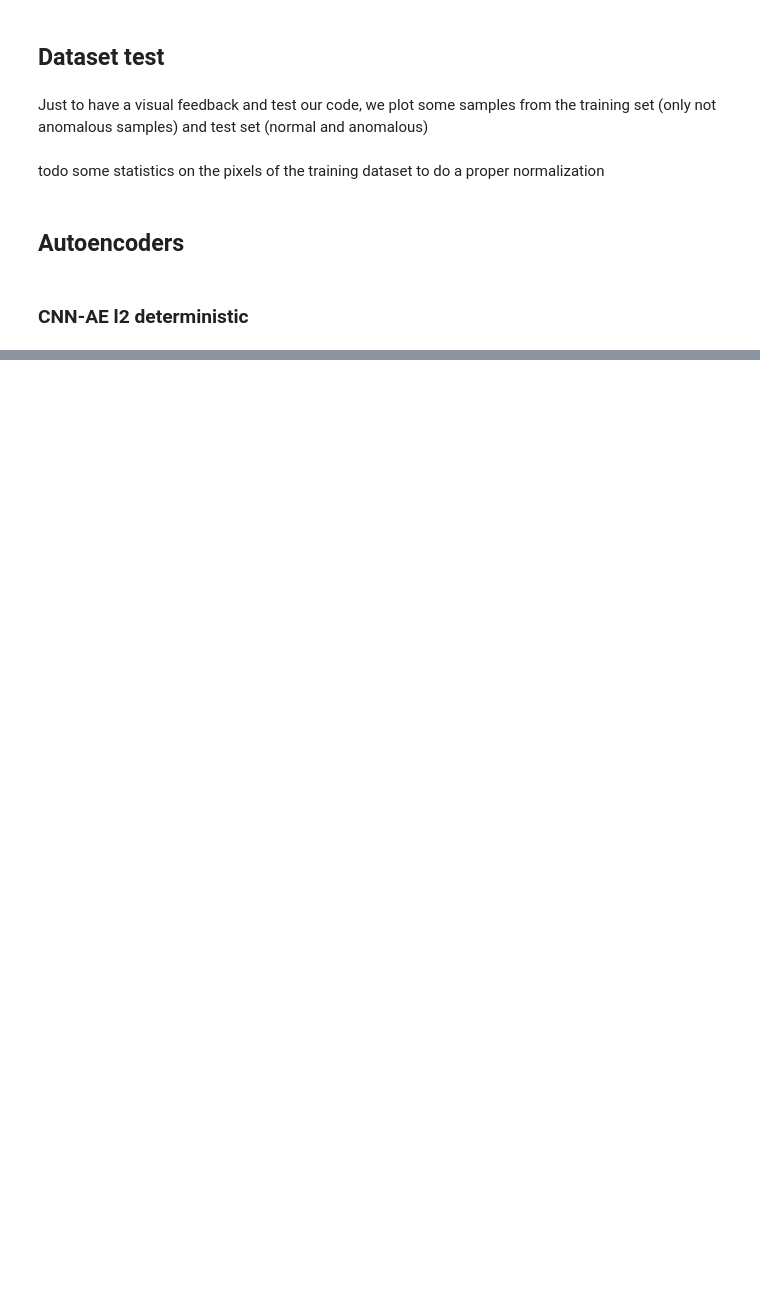
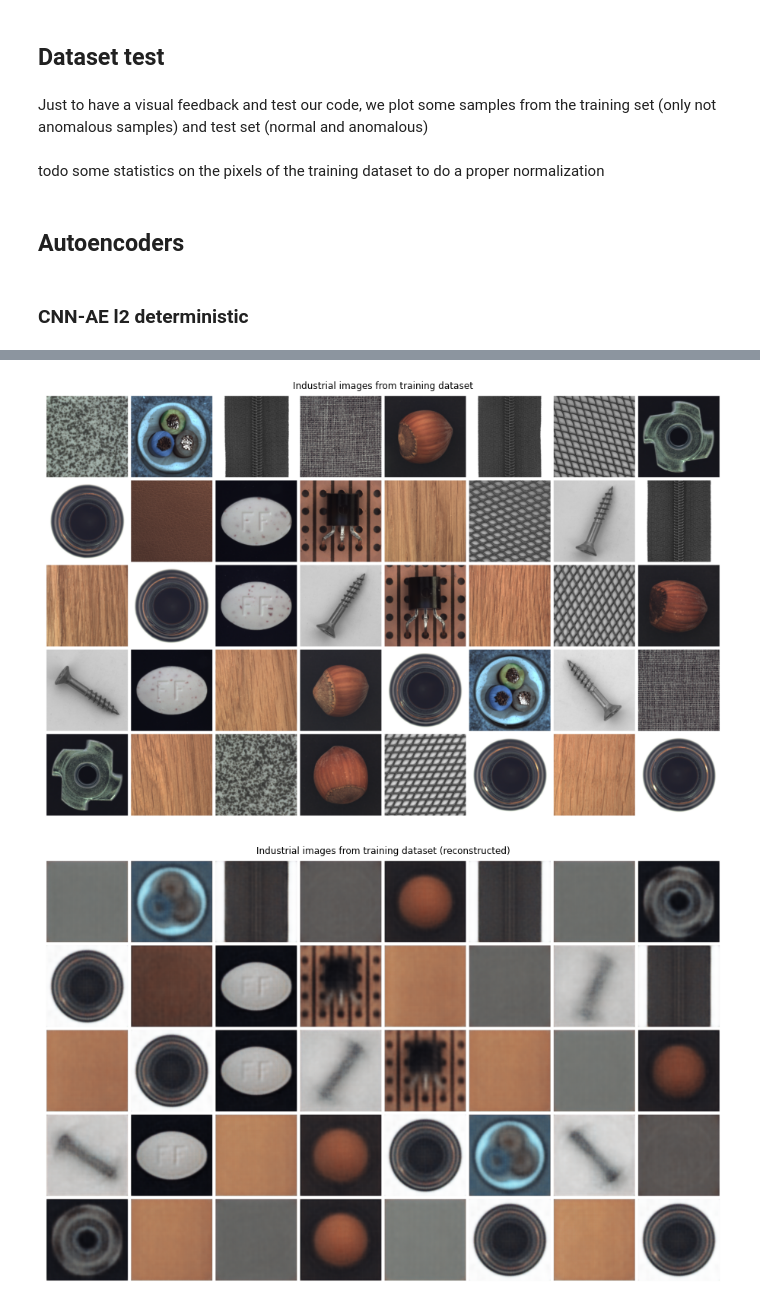
Before and after one commit to DennisRotondi/eai_anomaly_detection, a Jupyter notebook: anomaly_detection.ipynb, the cells around one changed output, grey strips where cells are left out. Drawn from its saved outputs; the diff is of its cells as text; code cells hidden in the pictures; blank space fills up the shorter version.

```diff
--- a/anomaly_detection.ipynb
+++ b/anomaly_detection.ipynb
@@ -99,6 +133,9 @@ model_best = AE.load_from_checkpoint(best_ckpt, strict=False)
 # %%
 batch = iter(data.train_dataloader()).next()
 plot_objects(MVTec_DataModule.denormalize(batch["img"][0:40]), images_per_row=8, title="Industrial images from training dataset")
 
-batch_recon = model_best(batch["img"])
+batch_recon = model(batch["img"])
 plot_objects(MVTec_DataModule.denormalize(batch_recon[0:40]), images_per_row=8, title="Industrial images from training dataset (reconstructed)")
+# %% [output]
+[figure, added]
+[figure, added]
```
Also changed, not shown: parts of 2 cells of this notebook, 3 other files.
